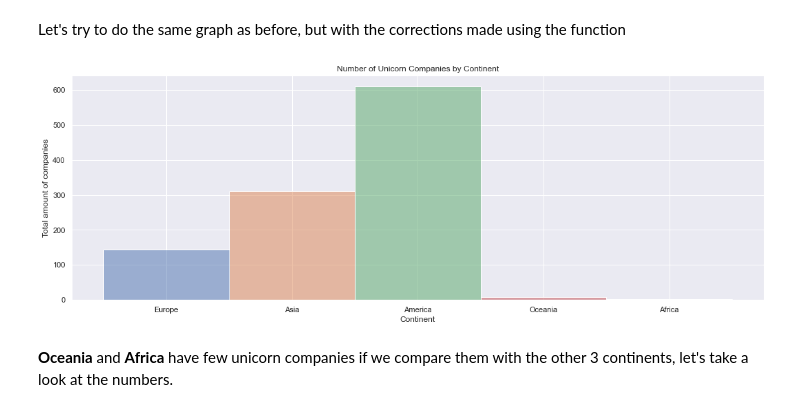
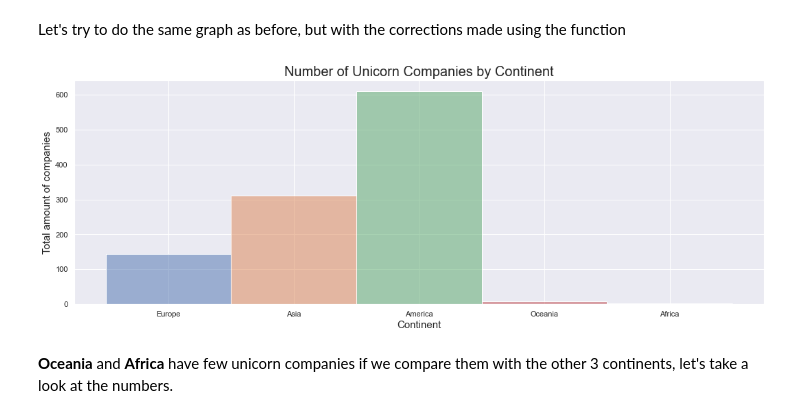
Before and after one commit to rromerov/Data-Science-Projects, a Jupyter notebook: data_analysis/unicorn_companies.ipynb, the cells around one changed output. Drawn from its saved outputs; the diff is of its cells as text; code cells hidden in the pictures.

Commit message:
#add more graphs

```diff
--- a/data_analysis/unicorn_companies.ipynb
+++ b/data_analysis/unicorn_companies.ipynb
@@ -116,12 +116,12 @@ array(['Europe', 'Asia', 'America', 'Oceania', 'Africa'], dtype=object)
 Let's try to do the same graph as before, but with the corrections made using the function
 # %%
 sns.histplot(x="continent",data=df,hue="continent",legend=False)
-plt.title("Number of Unicorn Companies by Continent")
-plt.xlabel("Continent")
-plt.ylabel("Total amount of companies")
+plt.title("Number of Unicorn Companies by Continent",fontsize=20)
+plt.xlabel("Continent",fontsize=15)
+plt.ylabel("Total amount of companies",fontsize=15)
 plt.show()
 # %% [output]
-[figure, old version]
+[figure, new version]
 # %% [markdown]
 **Oceania** and **Africa** have few unicorn companies if we compare them with the other 3 continents, let's take a look at the numbers.
 # %%
```
Also changed, not shown: parts of 16 cells of this notebook.
